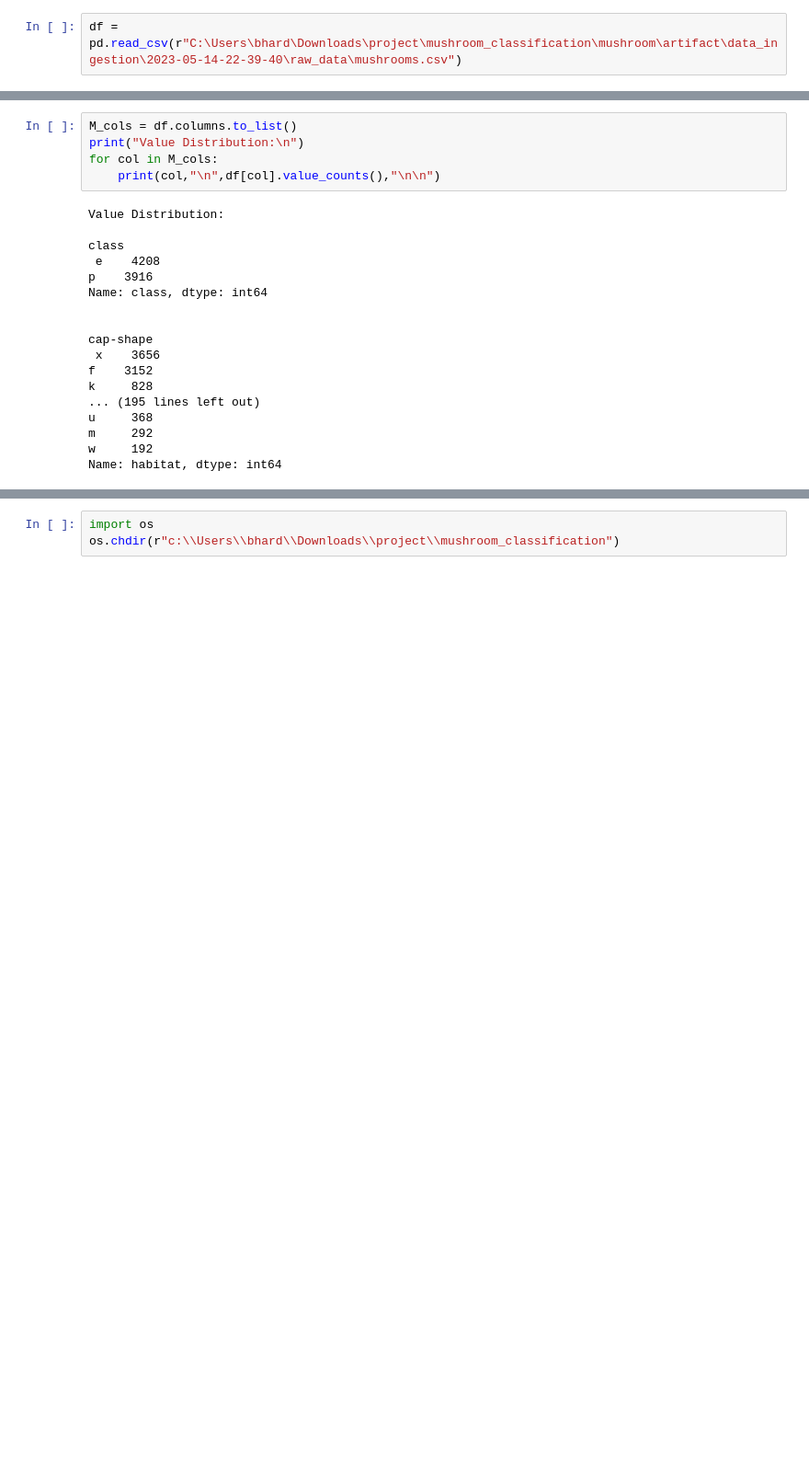
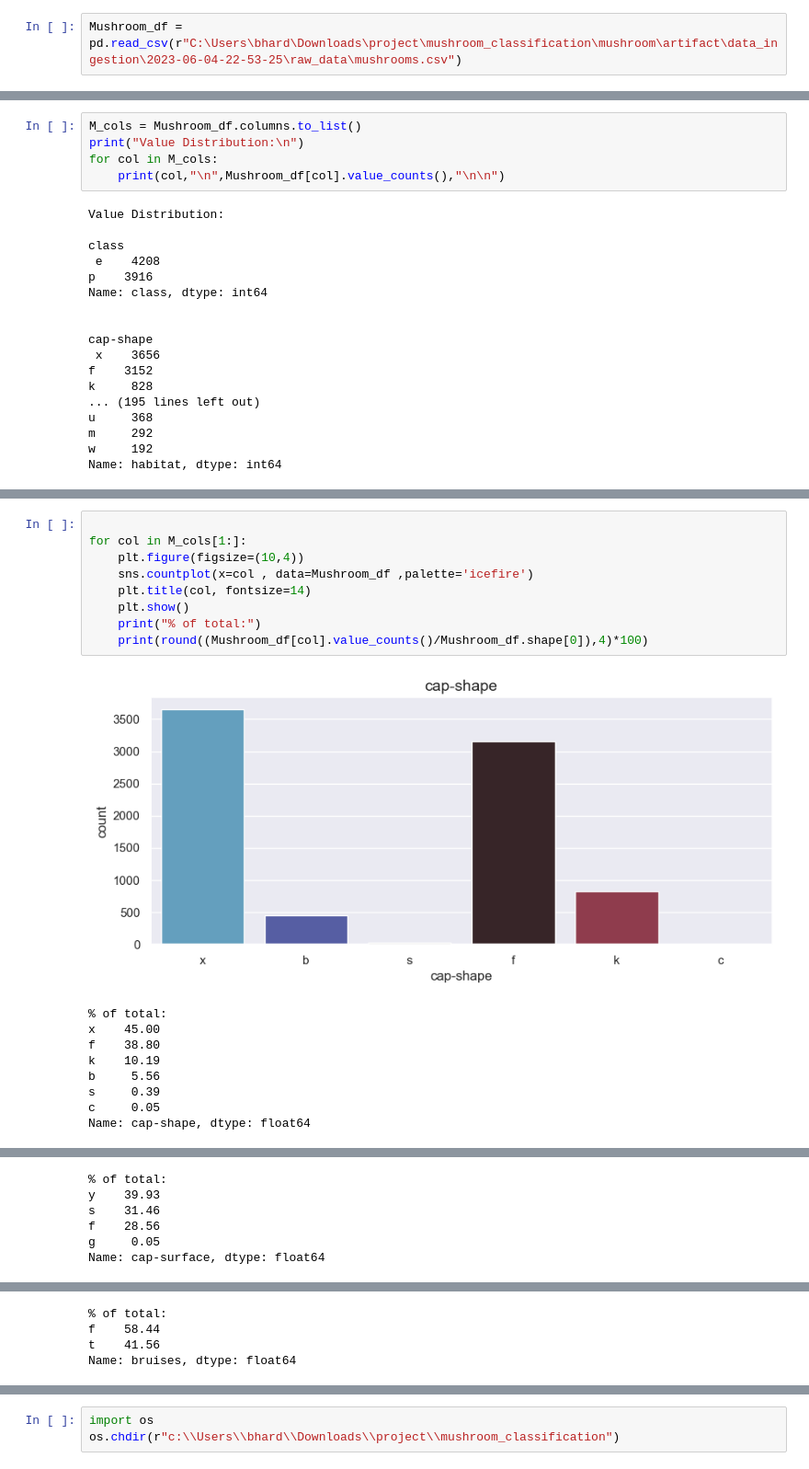
Before and after one commit to tarunbh009/mushroom_classification, a Jupyter notebook: notebook/EDA.ipynb, the cells around one changed output, grey strips where cells are left out. Shown at 92% size. Saved outputs shown, nothing was run; the diff lists cells and outputs as text; blank space fills up the shorter version.

```diff
--- a/notebook/EDA.ipynb
+++ b/notebook/EDA.ipynb
@@ -3,3 +24,3 @@ import pandas as pd
 # %%
-df = pd.read_csv(r"C:\Users\bhard\Downloads\project\mushroom_classification\mushroom\artifact\data_ingestion\2023-05-14-22-39-40\raw_data\mushrooms.csv")
+Mushroom_df = pd.read_csv(r"C:\Users\bhard\Downloads\project\mushroom_classification\mushroom\artifact\data_ingestion\2023-06-04-22-53-25\raw_data\mushrooms.csv")
 # %%
@@ -57,10 +80,10 @@ population                  0
 habitat                     0
 dtype: int64
 # %%
-M_cols = df.columns.to_list()
+M_cols = Mushroom_df.columns.to_list()
 print("Value Distribution:\n")
 for col in M_cols:
-    print(col,"\n",df[col].value_counts(),"\n\n")
+    print(col,"\n",Mushroom_df[col].value_counts(),"\n\n")
 # %% [output]
 Value Distribution:
 
@@ -81,0 +111,19 @@ Name: habitat, dtype: int64
+# %%
+
+for col in M_cols[1:]:
+    plt.figure(figsize=(10,4))
+    sns.countplot(x=col , data=Mushroom_df ,palette='icefire')
+    plt.title(col, fontsize=14)
+    plt.show()
+    print("% of total:")
+    print(round((Mushroom_df[col].value_counts()/Mushroom_df.shape[0]),4)*100)
+# %% [output]
+[figure, added]
+% of total:
+x    45.00
+f    38.80
+k    10.19
+b     5.56
+s     0.39
+c     0.05
+Name: cap-shape, dtype: float64
@@ -81,0 +131,6 @@ Name: habitat, dtype: int64
+% of total:
+y    39.93
+s    31.46
+f    28.56
+g     0.05
+Name: cap-surface, dtype: float64
@@ -81,0 +151,4 @@ Name: habitat, dtype: int64
+% of total:
+f    58.44
+t    41.56
+Name: bruises, dtype: float64
```
Also changed, not shown: parts of 34 cells of this notebook, 2 other files.
